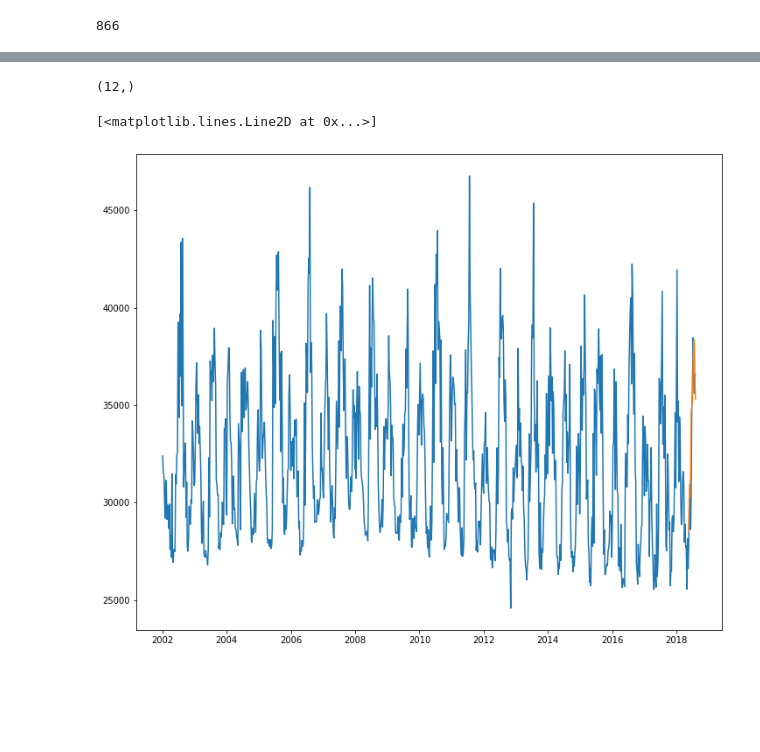
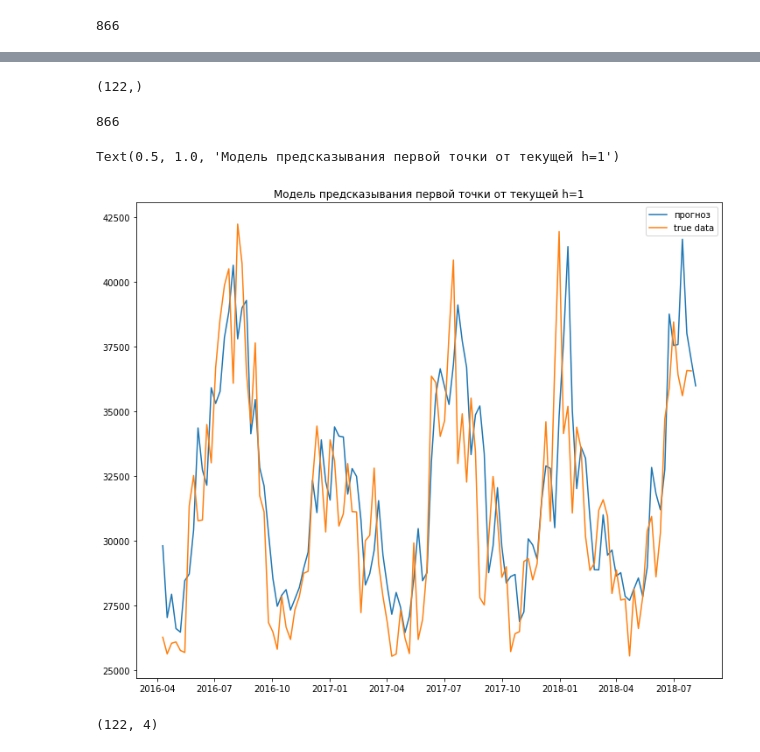
Before and after one commit to gulchitai/machine_learning, a Jupyter notebook: Lesson4/Lesson4.ipynb, the cells around one changed output, grey strips where cells are left out. Cells and saved outputs as stored; diff of their text form; code cells hidden in the pictures; blank space fills up the shorter version.

```diff
--- a/Lesson4/Lesson4.ipynb
+++ b/Lesson4/Lesson4.ipynb
@@ -193,0 +239,5 @@ preds.shape
+# %%
+X_train = X[:train.shape[0],:]
+y_train =y[:train.shape[0],0]
+X_test =X[train.shape[0]:,:]
+y_test =y[train.shape[0]:,0]
@@ -193,0 +248,4 @@ preds.shape
+# %%
+model_g = GradientBoostingRegressor(max_depth=5, random_state=0, n_estimators=100)
+# %%
+model_g.fit(X_train, y_train)
@@ -194,4 +262,10 @@ preds.shape
+# %%
+y_test_pred_g = model_g.predict(X_test)
+# %%
+y_test_pred_g.shape
+# %% [output]
+(122,)
 # %%
-data_w.index[-12:].shape
+data_w.index.shape[0]
 # %% [output]
-(12,)
+866
@@ -202,7 +272,13 @@ preds = results_opt.predict(start=start, end=end, typ='levels')
-# %%
-plt.figure(figsize=(12, 10))
-plt.plot(data_w.index, data_w['PJME_MW'].values)
-plt.plot(data_w.index[-12:],preds)
-# %% [output]
-[<matplotlib.lines.Line2D at 0x...>]
-[figure, removed]
+# %%
+plt.figure(figsize=(12, 10))
+plt.plot(test.index, y_test_pred_g, label='прогноз')
+plt.plot(test.index[:-1], y_test, label='true data')
+plt.legend()
+plt.title('Модель предсказывания первой точки от текущей h=1')
+# %% [output]
+Text(0.5, 1.0, 'Модель предсказывания первой точки от текущей h=1')
+[figure, added]
+# %%
+X_test.shape
+# %% [output]
+(122, 4)
```
Also changed, not shown: parts of 41 cells of this notebook.
